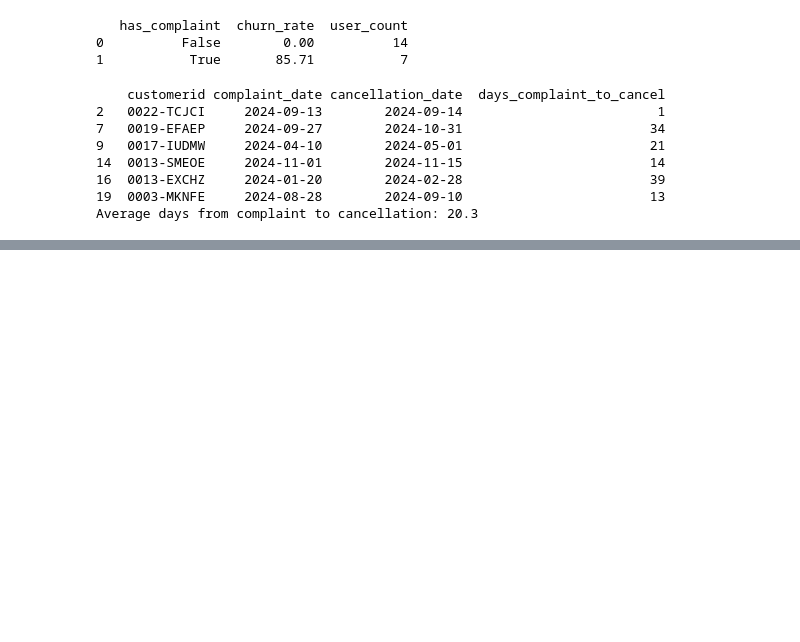
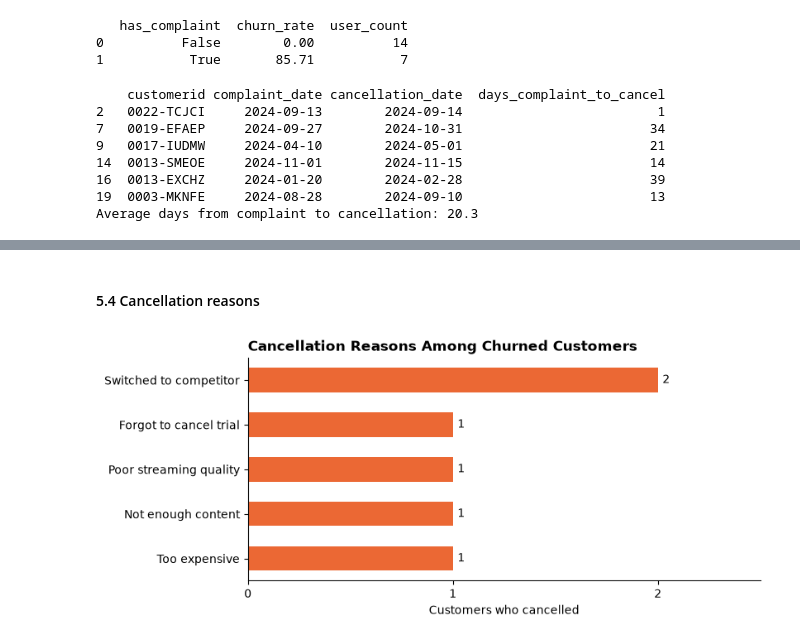
Before and after one commit to SBundhunDev/Customer_Churn_Analysis, a Jupyter notebook: Notebook/OTT_Customer_Churn_Analysis.ipynb, the cells around one changed output, grey strips where cells are left out. Cells and saved outputs as stored; diff of their text form; code cells hidden in the pictures; blank space fills up the shorter version.

```diff
--- a/Notebook/OTT_Customer_Churn_Analysis.ipynb
+++ b/Notebook/OTT_Customer_Churn_Analysis.ipynb
@@ -1076,0 +1263,33 @@ Average days from complaint to cancellation: 20.3
+# %% [markdown]
+#### 5.4 Cancellation reasons
+# %%
+# Horizontal Bar chart (Seaborn)
+# Count occurances
+
+#Filter churn records
+churned = df_visual[df_visual['churn_flag'] == 1]
+
+reason_order = churned['cancellation_reason'].value_counts().index     # most common reason first
+
+plt.figure(figsize=(8, 3.5))
+
+# countplot counts the rows for each reason, so no groupby is needed
+ax = sns.countplot(data=churned, y='cancellation_reason', order=reason_order,
+                   color=COLOR_CHURNED, width=0.55, saturation=1)
+
+ax.bar_label(ax.containers[0], padding=4)
+
+plt.title('Cancellation Reasons Among Churned Customers')
+plt.xlabel('Customers who cancelled')
+plt.ylabel('')
+plt.xlim(0, 2.5)
+plt.xticks([0, 1, 2])
+plt.savefig('../images/cancellation_reasons.png', dpi=150, bbox_inches='tight') # saving result to images folder
+plt.show()
+
+# Insight:
+# - 'Switched to competitor' is the only reason given twice (2 of 6 cancellations).
+# - The other four reasons appear once each, covering price, trial, content and quality.
+# - With six cancellations, each reason is one or two customers.
+# %% [output]
+[figure, added]
```
Also changed, not shown: parts of 17 cells of this notebook, 8 other files.
